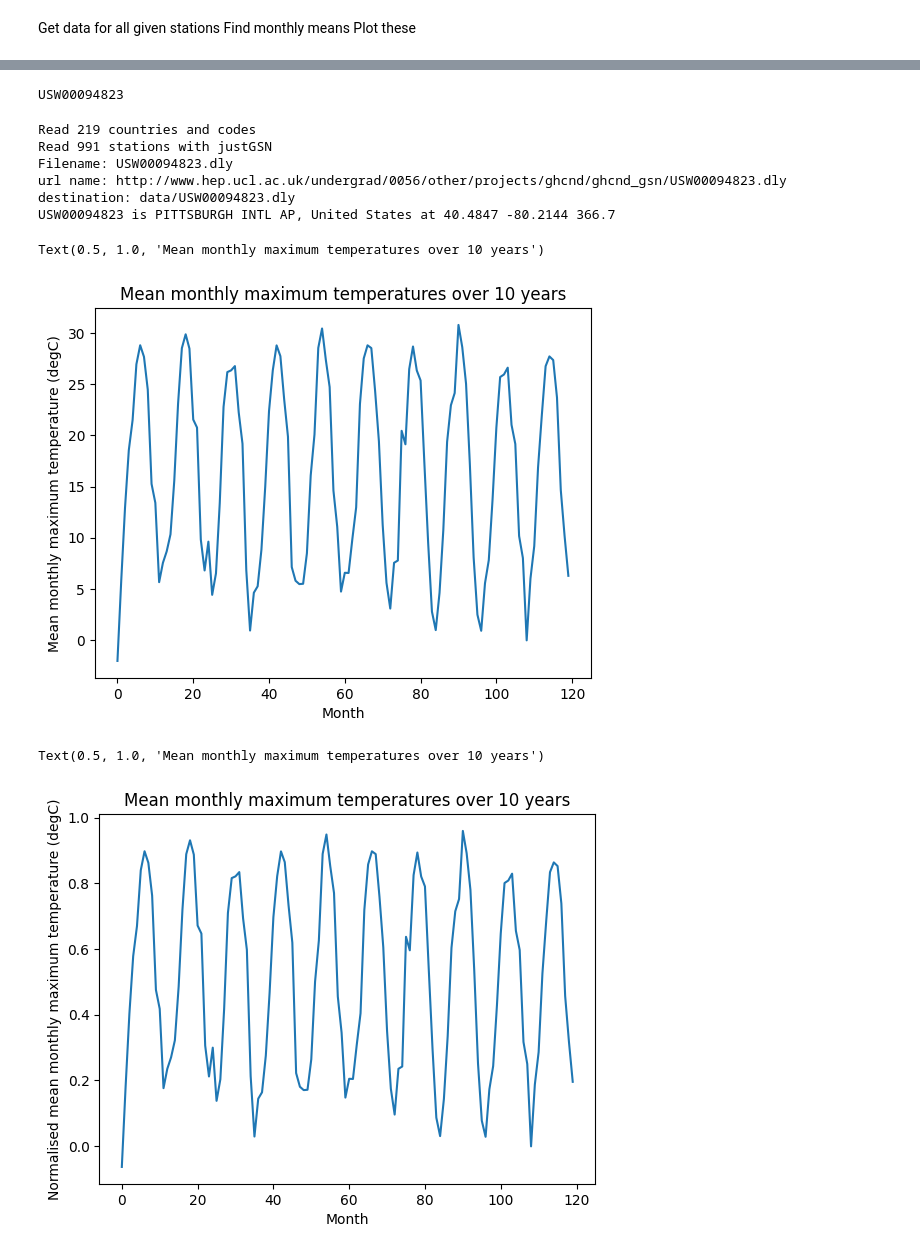
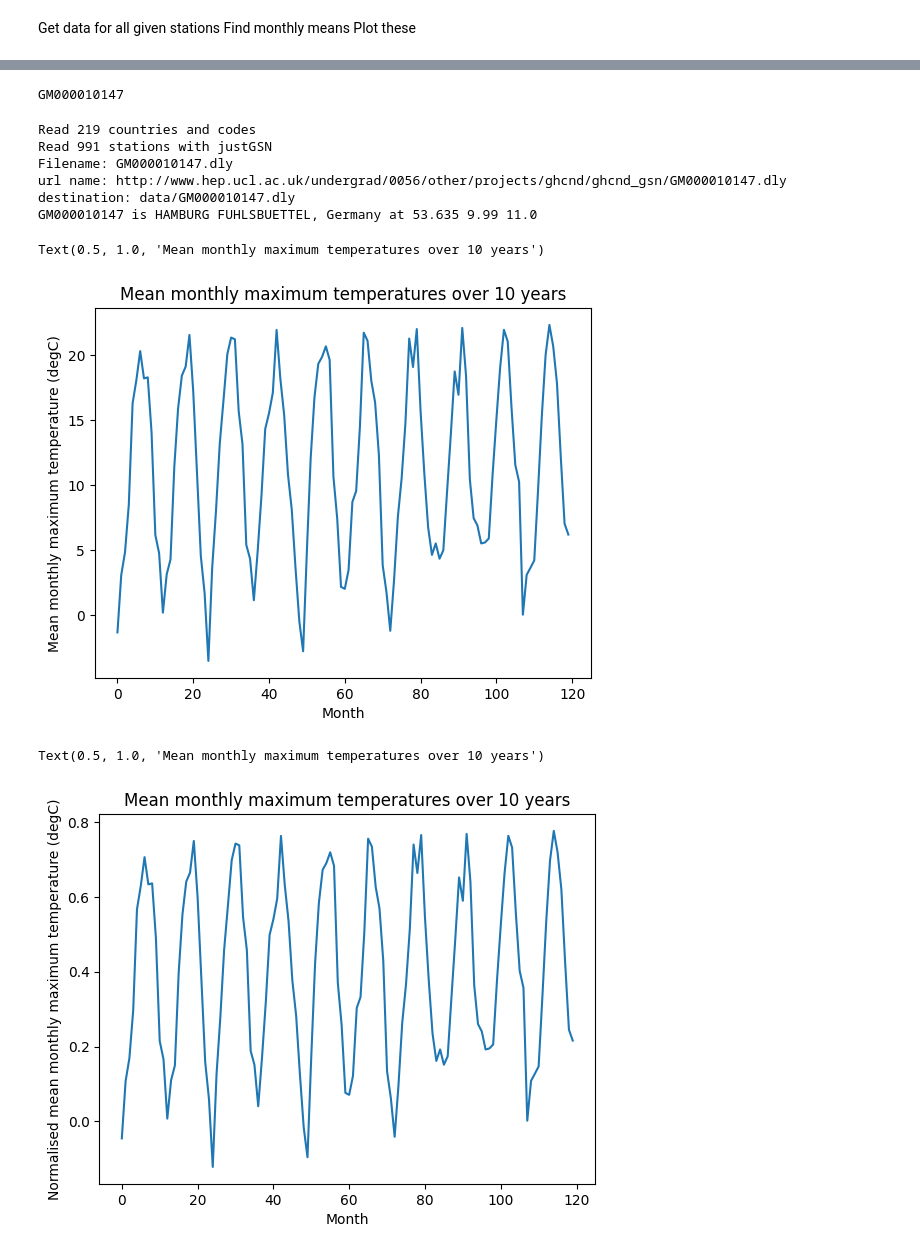
Before and after one commit to rhtweedie/ghcnd_ml, a Jupyter notebook: RNN_country_climate.ipynb, the cells around one changed output, grey strips where cells are left out. Drawn from its saved outputs; the diff is of its cells as text; code cells hidden in the pictures.

```diff
--- a/RNN_country_climate.ipynb
+++ b/RNN_country_climate.ipynb
@@ -25,10 +16,10 @@ data = json.load(f)
 
 # find all stations with no data gaps
 no_gaps_tmax = [k for k, v in data.items() if v == 0]
-station = no_gaps_tmax[-1]
+station = no_gaps_tmax[0]
 print(station)
 # %% [output]
-USW00094823
+GM000010147
 # %%
 ghn = GHNCD()
 ghn.readCountriesFile()
@@ -56,10 +47,10 @@ vals = t_max.get_vals()
 # %% [output]
 Read 219 countries and codes
 Read 991 stations with justGSN
-Filename: USW00094823.dly
-url name: http://www.hep.ucl.ac.uk/undergrad/0056/other/projects/ghcnd/ghcnd_gsn/USW00094823.dly
-destination: data/USW00094823.dly
-USW00094823 is PITTSBURGH INTL AP, United States at 40.4847 -80.2144 366.7
+Filename: GM000010147.dly
+url name: http://www.hep.ucl.ac.uk/undergrad/0056/other/projects/ghcnd/ghcnd_gsn/GM000010147.dly
+destination: data/GM000010147.dly
+GM000010147 is HAMBURG FUHLSBUETTEL, Germany at 53.635 9.99 11.0
 # %%
 means = np.array(t_max.get_monthly_means())
 
@@ -70,17 +61,16 @@ ax.set_ylabel("Mean monthly maximum temperature (degC)")
 ax.set_title("Mean monthly maximum temperatures over 10 years")
 # %% [output]
 Text(0.5, 1.0, 'Mean monthly maximum temperatures over 10 years')
-[figure, old version]
+[figure, new version]
 # %%
 # normalise means: divide by the biggest value
-
-means_normalised = means / np.max(means)
+means_normalised = t_max.normalise(means)
 
 fig, ax = plt.subplots()
 ax.plot(means_normalised[:(12*10)])
 ax.set_xlabel("Month")
 ax.set_ylabel("Normalised mean monthly maximum temperature (degC)")
 ax.set_title("Mean monthly maximum temperatures over 10 years")
 # %% [output]
 Text(0.5, 1.0, 'Mean monthly maximum temperatures over 10 years')
-[figure, old version]
+[figure, new version]
```
Also changed, not shown: parts of 8 cells of this notebook.
